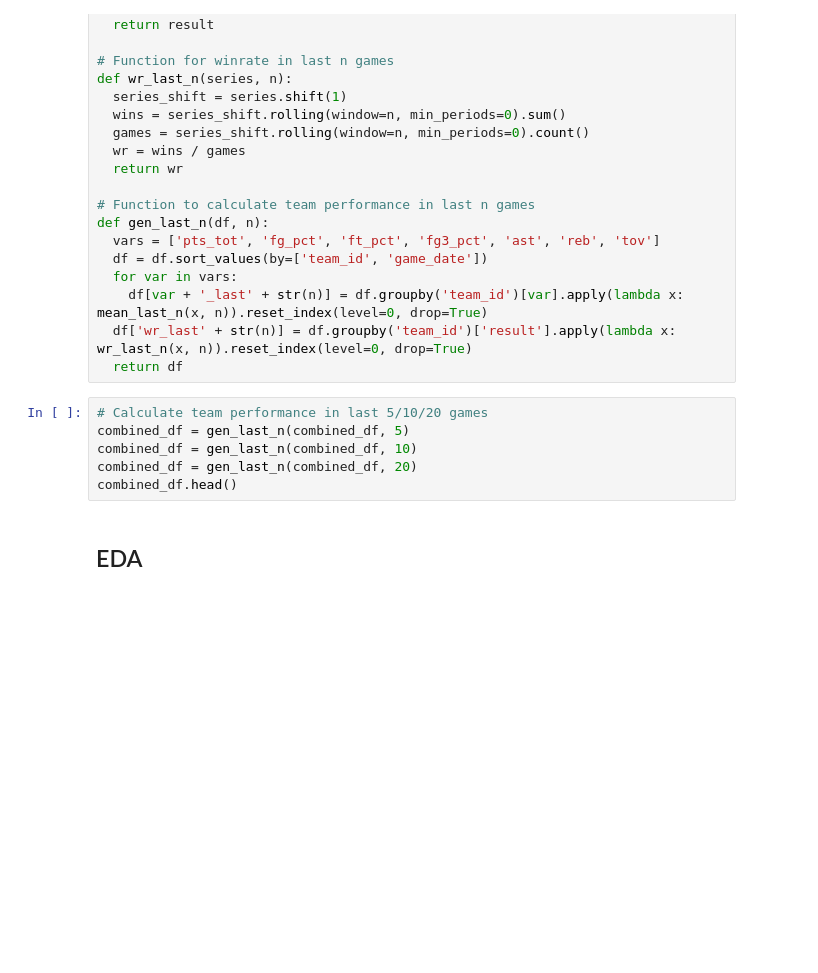
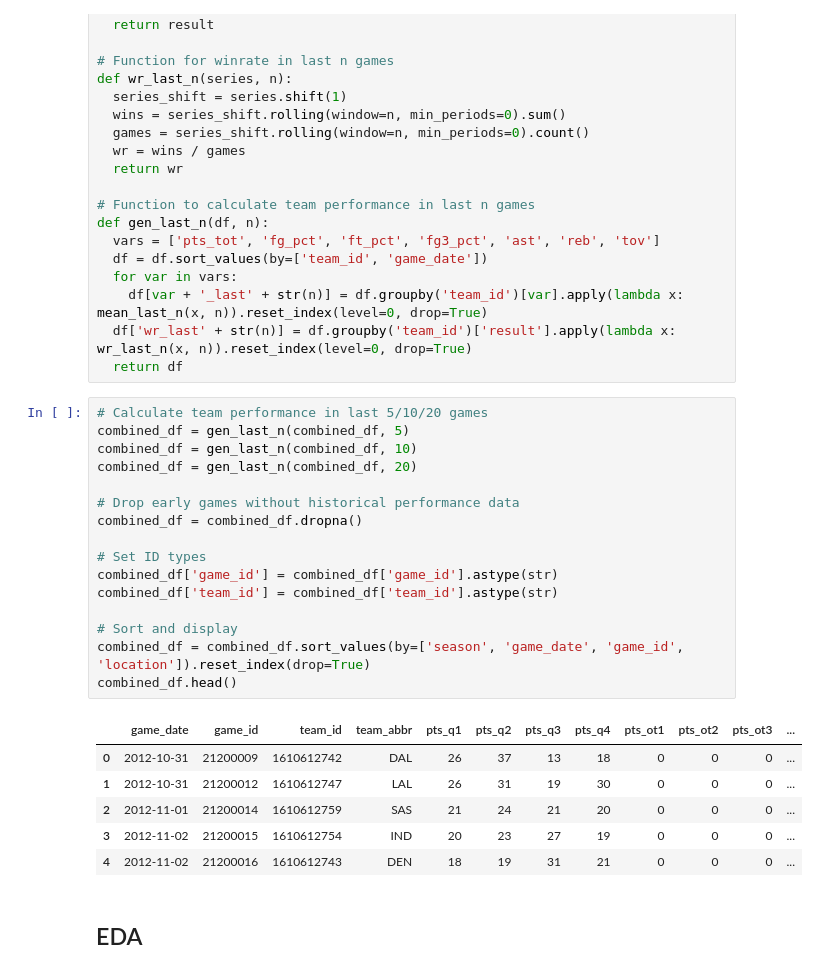
Before and after one commit to dliang5299/MIDS-207-Final-Project, a Jupyter notebook: Data_Processing.ipynb, the cells around one changed output. Saved outputs shown, nothing was run; the diff lists cells and outputs as text; blank space fills up the shorter version.

```diff
--- a/Data_Processing.ipynb
+++ b/Data_Processing.ipynb
@@ -182,9 +183,26 @@ def gen_last_n(df, n):
 # %%
 # Calculate team performance in last 5/10/20 games
 combined_df = gen_last_n(combined_df, 5)
 combined_df = gen_last_n(combined_df, 10)
 combined_df = gen_last_n(combined_df, 20)
+
+# Drop early games without historical performance data
+combined_df = combined_df.dropna()
+
+# Set ID types
+combined_df['game_id'] = combined_df['game_id'].astype(str)
+combined_df['team_id'] = combined_df['team_id'].astype(str)
+
+# Sort and display
+combined_df = combined_df.sort_values(by=['season', 'game_date', 'game_id', 'location']).reset_index(drop=True)
 combined_df.head()
+# %% [output]
+|  | game_date | game_id | team_id | team_abbr | pts_q1 | pts_q2 | pts_q3 | pts_q4 | pts_ot1 | pts_ot2 | pts_ot3 | ... |
+| 0 | 2012-10-31 | 21200009 | 1610612742 | DAL | 26 | 37 | 13 | 18 | 0 | 0 | 0 | ... |
+| 1 | 2012-10-31 | 21200012 | 1610612747 | LAL | 26 | 31 | 19 | 30 | 0 | 0 | 0 | ... |
+| 2 | 2012-11-01 | 21200014 | 1610612759 | SAS | 21 | 24 | 21 | 20 | 0 | 0 | 0 | ... |
+| 3 | 2012-11-02 | 21200015 | 1610612754 | IND | 20 | 23 | 27 | 19 | 0 | 0 | 0 | ... |
+| 4 | 2012-11-02 | 21200016 | 1610612743 | DEN | 18 | 19 | 31 | 21 | 0 | 0 | 0 | ... |
 # %% [markdown]
 ## EDA
 # %%
```
Also changed, not shown: parts of 12 cells of this notebook.
